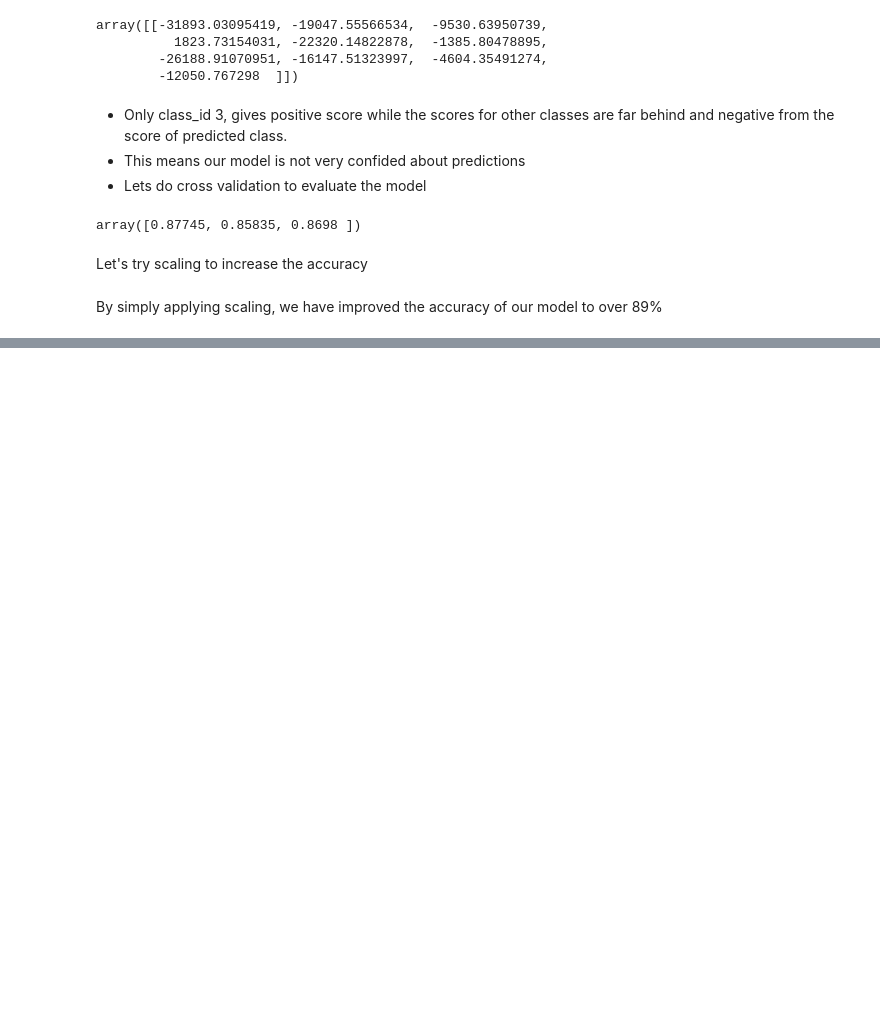
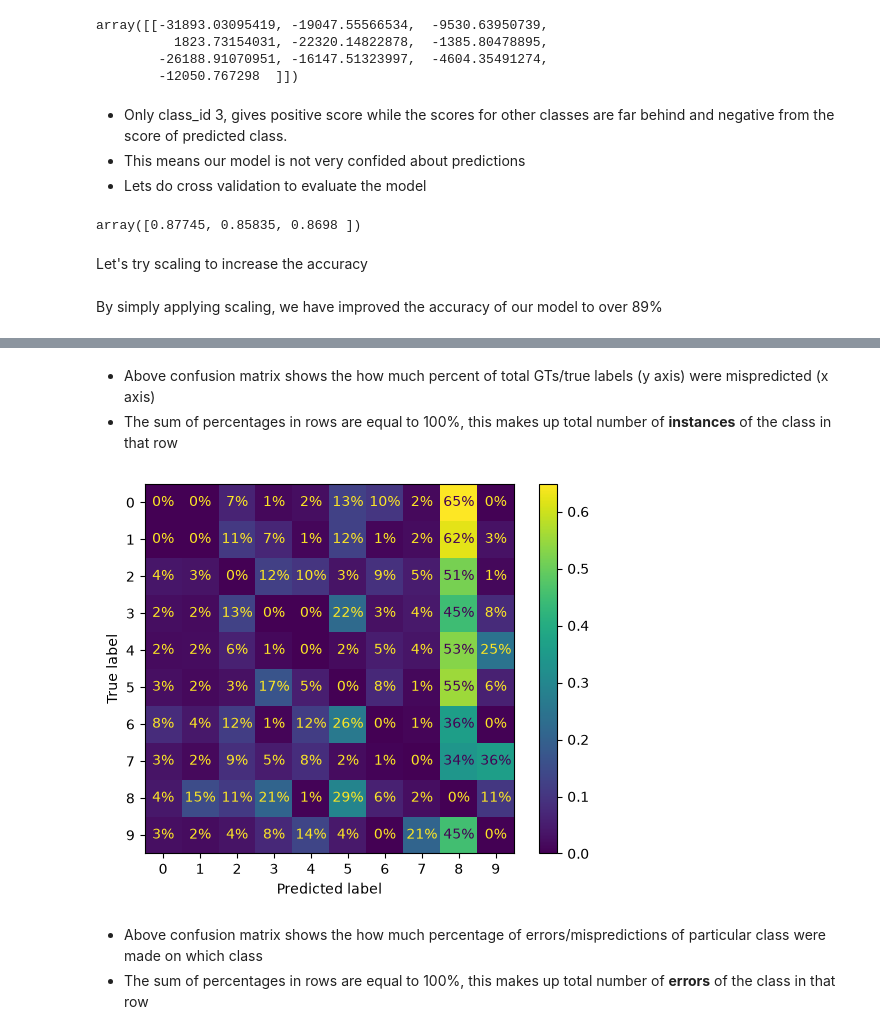
Before and after one commit to yusufjonc07/ML-learning, a Jupyter notebook: notebooks/ClfMNIST.ipynb, the cells around one changed output, grey strips where cells are left out. Drawn from its saved outputs; the diff is of its cells as text; code cells hidden in the pictures; blank space fills up the shorter version.

```diff
--- a/notebooks/ClfMNIST.ipynb
+++ b/notebooks/ClfMNIST.ipynb
@@ -464,0 +477,11 @@ plt.show()
+# %% [markdown]
+- Above confusion matrix shows the how much percent of total GTs/true labels (y axis) were mispredicted (x axis)
+- The sum of percentages in rows are equal to 100%, this makes up total number of <b>instances</b> of the class in that row
+# %%
+ConfusionMatrixDisplay.from_predictions(y_train, y_train_pred, normalize="true", sample_weight=(y_train_pred != y_train), values_format=".0%")
+plt.show()
+# %% [output]
+[figure, added]
+# %% [markdown]
+- Above confusion matrix shows the how much percentage of errors/mispredictions of particular class were made on which class
+- The sum of percentages in rows are equal to 100%, this makes up total number of <b>errors</b> of the class in that row
```
Also changed, not shown: parts of 11 cells of this notebook.
